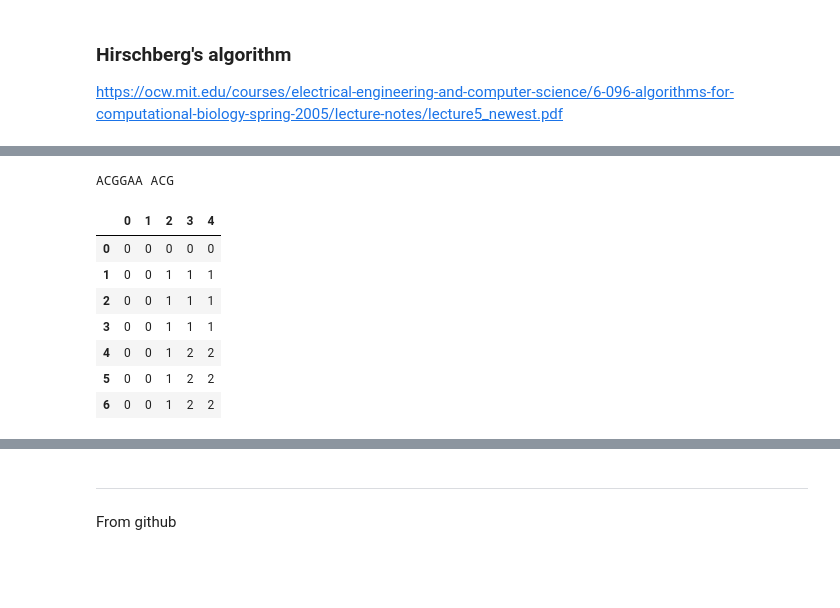
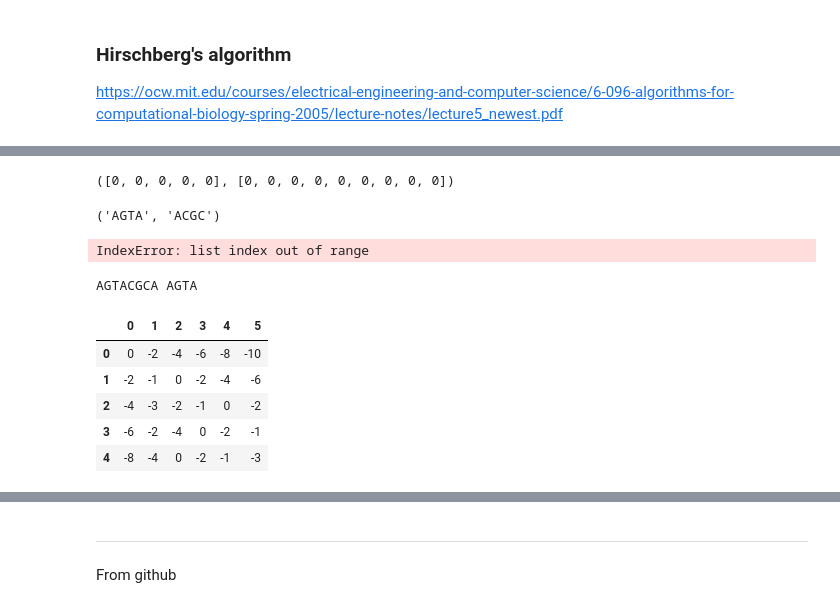
Before and after one commit to rodriguezmDNA/bioinformaticsAlgorithms, a Jupyter notebook: linearSpaceAlignment.ipynb, the cells around one changed output, grey strips where cells are left out. Saved outputs shown, nothing was run; the diff lists cells and outputs as text; code cells hidden in the pictures; blank space fills up the shorter version.

```diff
--- a/linearSpaceAlignment.ipynb
+++ b/linearSpaceAlignment.ipynb
@@ -143,3 +143,13 @@ array([[ 0.,  0.,  0.,  0.,  0.,  0.,  0.],
+# %%
+residue='A'
+y='ATTCAA'
+
+indel = 0
+mismatch = 0
+match = 1
+
+score = list(np.cumsum([indel for _ in y]))
+nullScore = list(np.cumsum([0] + [indel for _ in x]))
 # %%
 def linspacAlignment(residue,y,updatedScore,nullScore,match=1,indel=0,mismatch=0,j=0,verbose=False):
     """
@@ -452,3 +461,7 @@ def getAlignment(x,y,alignmentMatrix,indel,scoringmatrix,verbose=False):
 ### Hirschberg's algorithm
 
 https://ocw.mit.edu/courses/electrical-engineering-and-computer-science/6-096-algorithms-for-computational-biology-spring-2005/lecture-notes/lecture5_newest.pdf
+# %%
+residueScores[residueScores == 1] = 2
+residueScores[residueScores == 0] = -1
+residueScores
@@ -455,14 +474,15 @@ https://ocw.mit.edu/courses/electrical-engineering-and-computer-science/6-096-al
 # %%
 %time
 
-x='GACGGGA'
-y='GATCGTA'
-alMat = wrapAligner(x,y,residueScores,indel=0)
+x='AGTACGCA'
+y='TATGC'
+alMat = wrapAligner(x,y,residueScores,indel=-2)
 print(alMat)
 
 w,v = getAlignment(x,y,alMat,indel=0,scoringmatrix=residueScores)
+print('\n~~~\score:')
 print(alMat[len(x)][len(y)])
-print('---')
+print('~~~\nalginment:')
 print(w)
 print(v)
 # %% [output]
@@ -484,13 +504,0 @@ GATCG--TA
-# %%
-%time
-x='ACGGAA'
-y='ATTCAA'
-
-alMat = wrapAligner(x,y,residueScores,indel=0)
-print(alMat)
-
-w,v = getAlignment(x,y,alMat,indel=0,scoringmatrix=residueScores)
-print(alMat[len(x)][len(y)])
-print('---')
-print(w)
-print(v)
@@ -511,0 +535,13 @@ ATTC--AA
+# %%
+x
+scoringMatrix = createScorMat(2,1)
+
+
+n = len(y)
+
+score = list(np.cumsum([indel for _ in y]))
+nullScore = list(np.cumsum([0] + [indel for _ in x]))
+
+score,nullScore
+# %% [output]
+([0, 0, 0, 0, 0], [0, 0, 0, 0, 0, 0, 0, 0, 0])
@@ -512,16 +584,24 @@ ATTC--AA
+# %%
+def hirsh(x,y,scoringmatrix,indel):
+    fwd, rev = halfstring(x)
+    fwdMat = wrapAligner(y,fwdX,scoringmatrix,indel)
+# %% [output]
+('AGTA', 'ACGC')
+# %%
+align_linear(x,y,residueScores,indel=-2,verbose=False)
+# %% [output]
+IndexError: list index out of range
 # %%
-fwdX = x[0:int(len(x)/2)]
+fwdX = x[0:int(len(x)/2):]
 print(x,fwdX)
-fwdMat = wrapAligner(midX,y,residueScores,indel=0)
+fwdMat = wrapAligner(y,fwdX,residueScores,indel=-2)
 fwdMat
 # %% [output]
-ACGGAA ACG
+AGTACGCA AGTA
-|  | 0 | 1 | 2 | 3 | 4 |
-| 0 | 0 | 0 | 0 | 0 | 0 |
-| 1 | 0 | 0 | 1 | 1 | 1 |
-| 2 | 0 | 0 | 1 | 1 | 1 |
-| 3 | 0 | 0 | 1 | 1 | 1 |
-| 4 | 0 | 0 | 1 | 2 | 2 |
-| 5 | 0 | 0 | 1 | 2 | 2 |
-| 6 | 0 | 0 | 1 | 2 | 2 |
+|  | 0 | 1 | 2 | 3 | 4 | 5 |
+| 0 | 0 | -2 | -4 | -6 | -8 | -10 |
+| 1 | -2 | -1 | 0 | -2 | -4 | -6 |
+| 2 | -4 | -3 | -2 | -1 | 0 | -2 |
+| 3 | -6 | -2 | -4 | 0 | -2 | -1 |
+| 4 | -8 | -4 | 0 | -2 | -1 | -3 |
 # %%
```
Also changed, not shown: parts of 21 cells of this notebook.
